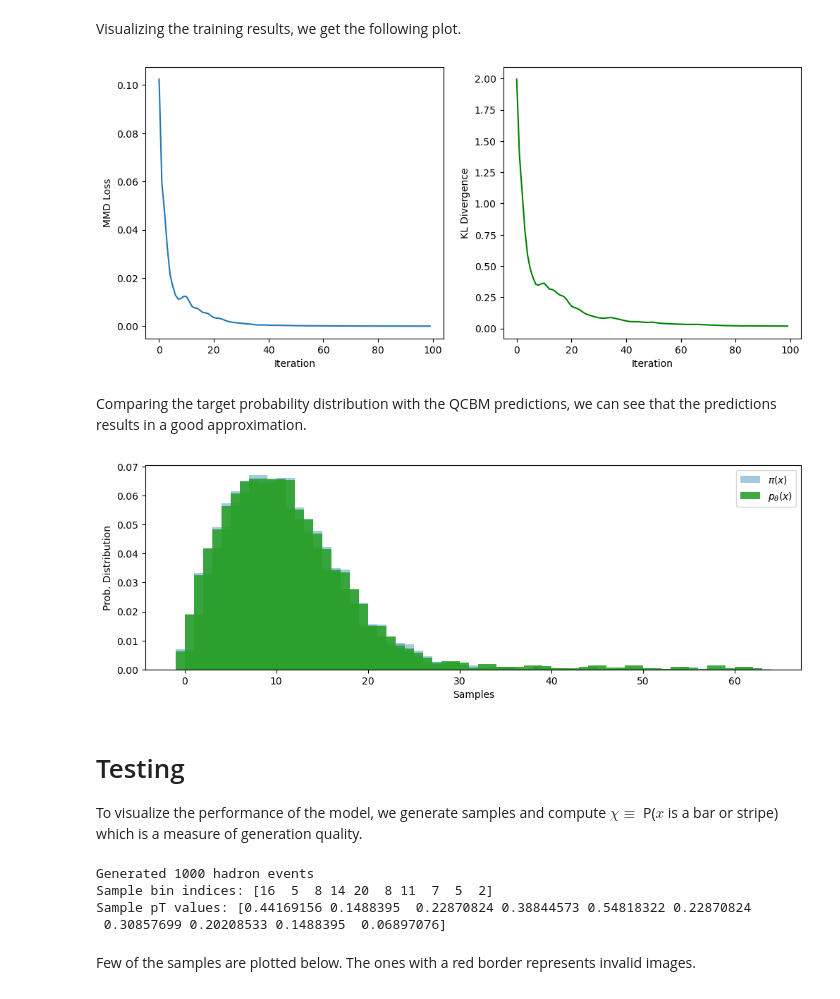
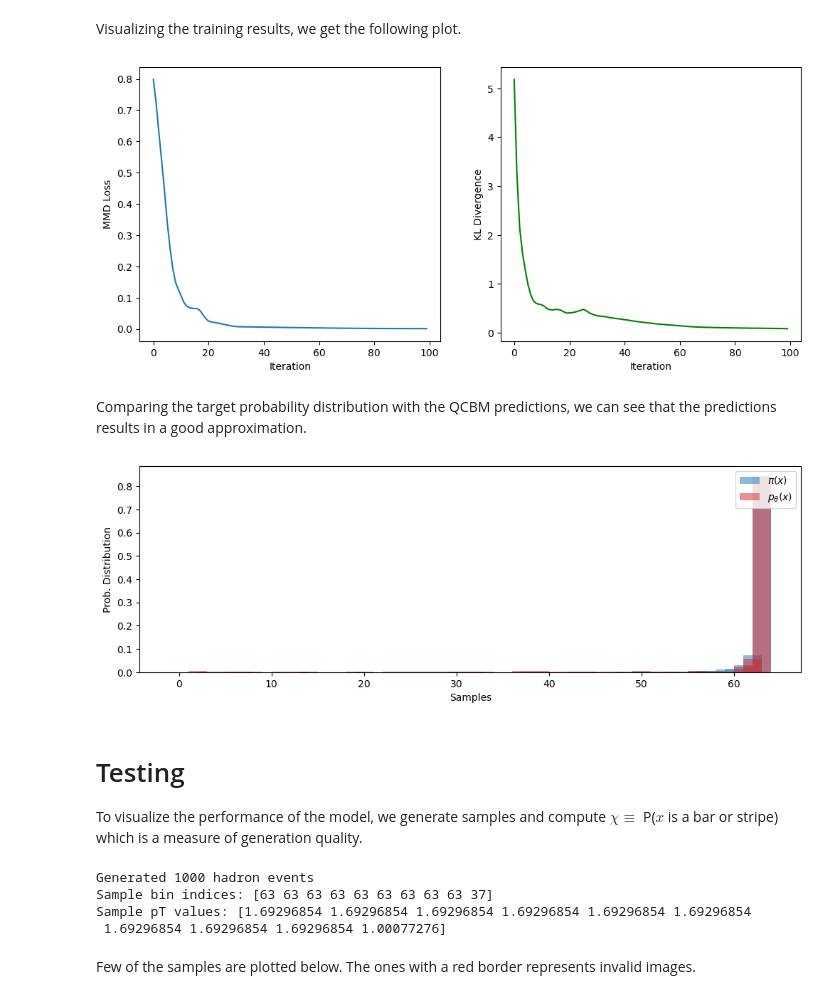
Before and after one commit to jaimanm/qml-hadron, a Jupyter notebook: qcbm.ipynb, the cells around one changed output. Saved outputs shown, nothing was run; the diff lists cells and outputs as text; code cells hidden in the pictures.

```diff
--- a/qcbm.ipynb
+++ b/qcbm.ipynb
@@ -207,8 +207,7 @@ pz_target_probs, pz_bins = discretize_to_target_distribution(pz_prime, n_qubits)
 
 # This is our data array - analogous to the Bars & Stripes "data" variable
 # but represented as a probability distribution
-size = n_qubits  # Number of qubits
-data = pT_target_probs  # CHANGE THIS TO TRAIN ON PZ' DISTRIBUTION
+data = pz_target_probs  # CHANGE THIS TO TRAIN ON PZ' DISTRIBUTION
 probs = data  # Target distribution π(x)
 # %% [output]
 Discretization with 6 qubits → 64 bins
@@ -226,11 +225,11 @@ and also change the variables in the testing section
 # Hadron Data Loading and Preprocessing
 # %%
 import pennylane as qml
+import matplotlib.pyplot as plt
 
 np.random.seed(42)
 
 
-n_qubits = size
 dev = qml.device("default.qubit", wires=n_qubits)
 
 n_layers = 6
@@ -245,3 +244,7 @@ def circuit(weights):
 
 
 jit_circuit = jax.jit(circuit)
+
+# Plot circuit
+fig, ax = qml.draw_mpl(jit_circuit)(weights)
+plt.show()
@@ -334,41 +328,41 @@ ax[1].set_xlabel("Iteration")
 ax[1].set_ylabel("KL Divergence")
 plt.show()
 # %% [output]
-[figure, old version]
+[figure, new version]
 # %% [markdown]
 Comparing the target probability distribution with the QCBM predictions,
 we can see that the predictions results in a good approximation.
 # %%
 qcbm_probs = np.array(qcbm.circ(weights))
 
 plt.figure(figsize=(12, 5))
 
 plt.bar(
-    np.arange(2**size),
+    np.arange(2**n_qubits),
     probs,
     width=2.0,
     label=r"$\pi(x)$",
-    alpha=0.4,
+    alpha=0.5,
     color="tab:blue",
 )
 plt.bar(
-    np.arange(2**size),
+    np.arange(2**n_qubits),
     qcbm_probs,
     width=2.0,
     label=r"$p_\theta(x)$",
-    alpha=0.9,
-    color="tab:green",
+    alpha=0.5,
+    color="tab:red",
 )
 
 plt.xlabel("Samples")
 plt.ylabel("Prob. Distribution")
 
 # plt.xticks(nums, bitstrings, rotation=80)
 plt.legend(loc="upper right")
 plt.subplots_adjust(bottom=0.3)
 plt.show()
 # %% [output]
-[figure, old version]
+[figure, new version]
 # %% [markdown]
 # Testing
 
@@ -398,9 +392,9 @@ print(f"Sample bin indices: {bin_indices[:10]}")
 print(f"Sample pT values: {generated_pT[:10]}")
 # %% [output]
 Generated 1000 hadron events
-Sample bin indices: [16  5  8 14 20  8 11  7  5  2]
-Sample pT values: [0.44169156 0.1488395  0.22870824 0.38844573 0.54818322 0.22870824
- 0.30857699 0.20208533 0.1488395  0.06897076]
+Sample bin indices: [63 63 63 63 63 63 63 63 63 37]
+Sample pT values: [1.69296854 1.69296854 1.69296854 1.69296854 1.69296854 1.69296854
+ 1.69296854 1.69296854 1.69296854 1.00077276]
 # %% [markdown]
 Few of the samples are plotted below. The ones with a red border
 represents invalid images.
```
Also changed, not shown: parts of 5 cells of this notebook.
